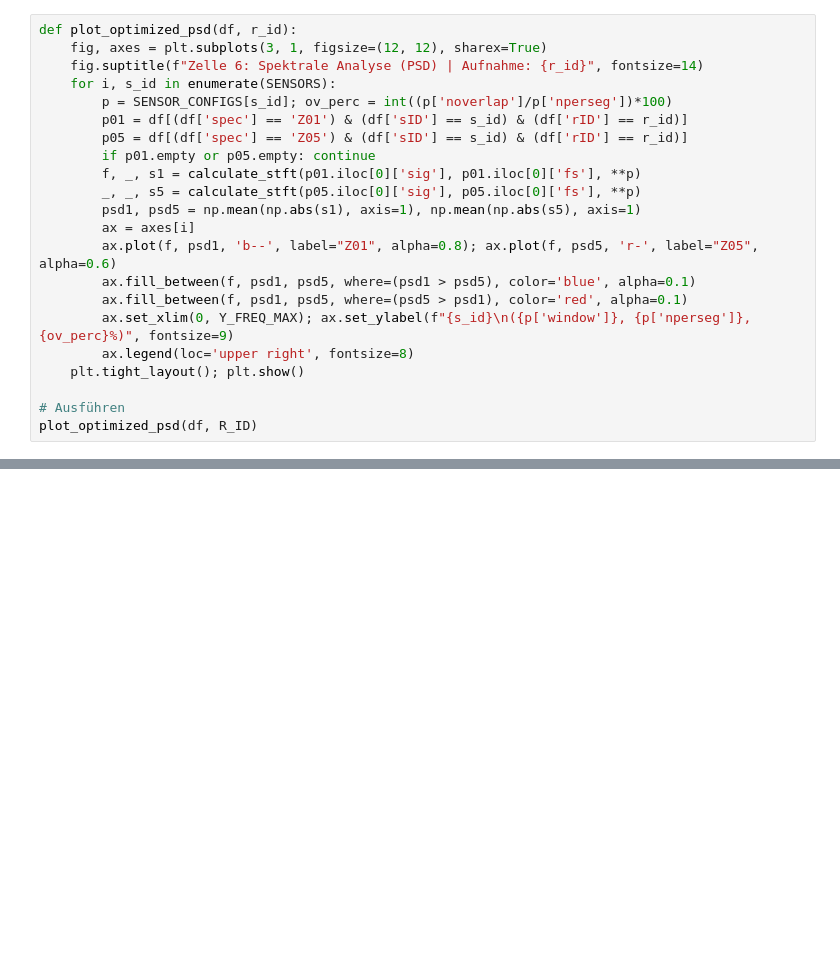
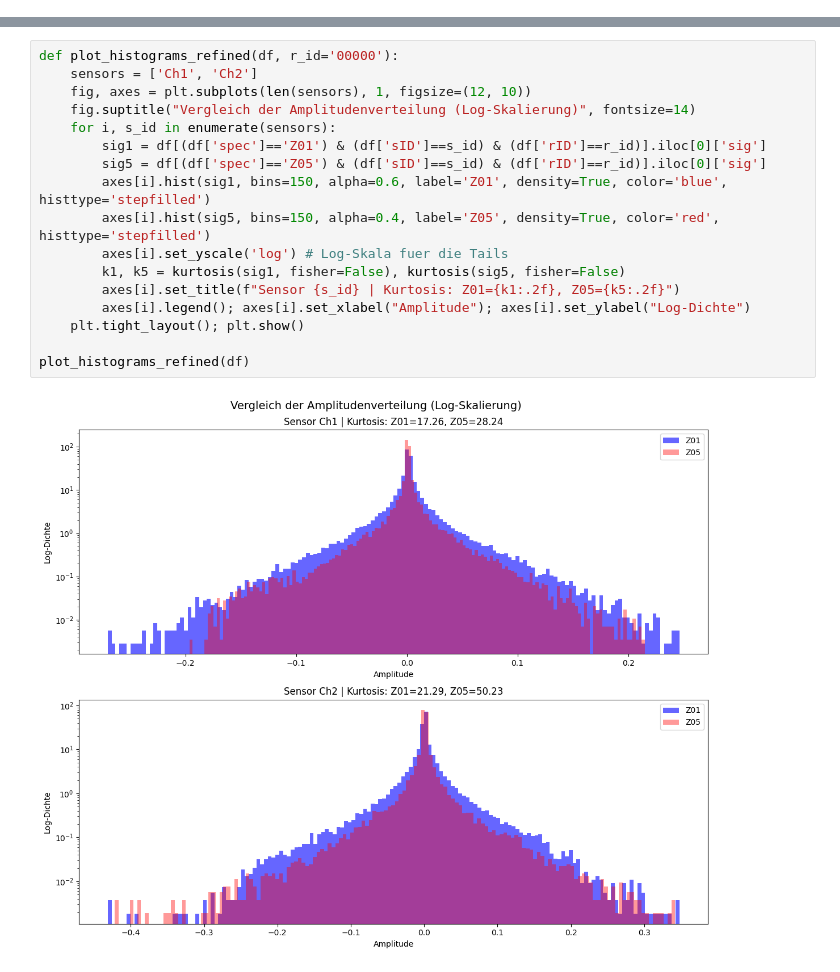
Before and after one commit to BGielczynski/AI_diagnostics, a Jupyter notebook: Task_1/src/gear_analysis.ipynb, the cells around one changed output, grey strips where cells are left out. Drawn from its saved outputs; the diff is of its cells as text; blank space fills up the shorter version.

```diff
--- a/Task_1/src/gear_analysis.ipynb
+++ b/Task_1/src/gear_analysis.ipynb
@@ -149,22 +148,0 @@ Vergleich der durchschnittlichen Leistungsdichte (Power Spectral Density) über
-# %%
-def plot_optimized_psd(df, r_id):
-    fig, axes = plt.subplots(3, 1, figsize=(12, 12), sharex=True)
-    fig.suptitle(f"Zelle 6: Spektrale Analyse (PSD) | Aufnahme: {r_id}", fontsize=14)
-    for i, s_id in enumerate(SENSORS):
-        p = SENSOR_CONFIGS[s_id]; ov_perc = int((p['noverlap']/p['nperseg'])*100)
-        p01 = df[(df['spec'] == 'Z01') & (df['sID'] == s_id) & (df['rID'] == r_id)]
-        p05 = df[(df['spec'] == 'Z05') & (df['sID'] == s_id) & (df['rID'] == r_id)]
-        if p01.empty or p05.empty: continue
-        f, _, s1 = calculate_stft(p01.iloc[0]['sig'], p01.iloc[0]['fs'], **p)
-        _, _, s5 = calculate_stft(p05.iloc[0]['sig'], p05.iloc[0]['fs'], **p)
-        psd1, psd5 = np.mean(np.abs(s1), axis=1), np.mean(np.abs(s5), axis=1)
-        ax = axes[i]
-        ax.plot(f, psd1, 'b--', label="Z01", alpha=0.8); ax.plot(f, psd5, 'r-', label="Z05", alpha=0.6)
-        ax.fill_between(f, psd1, psd5, where=(psd1 > psd5), color='blue', alpha=0.1)
-        ax.fill_between(f, psd1, psd5, where=(psd5 > psd1), color='red', alpha=0.1)
-        ax.set_xlim(0, Y_FREQ_MAX); ax.set_ylabel(f"{s_id}\n({p['window']}, {p['nperseg']}, {ov_perc}%)", fontsize=9)
-        ax.legend(loc='upper right', fontsize=8)
-    plt.tight_layout(); plt.show()
-
-# Ausführen
-plot_optimized_psd(df, R_ID)
@@ -237,0 +157,19 @@ display(top2)
+# %%
+def plot_histograms_refined(df, r_id='00000'):
+    sensors = ['Ch1', 'Ch2']
+    fig, axes = plt.subplots(len(sensors), 1, figsize=(12, 10))
+    fig.suptitle("Vergleich der Amplitudenverteilung (Log-Skalierung)", fontsize=14)
+    for i, s_id in enumerate(sensors):
+        sig1 = df[(df['spec']=='Z01') & (df['sID']==s_id) & (df['rID']==r_id)].iloc[0]['sig']
+        sig5 = df[(df['spec']=='Z05') & (df['sID']==s_id) & (df['rID']==r_id)].iloc[0]['sig']
+        axes[i].hist(sig1, bins=150, alpha=0.6, label='Z01', density=True, color='blue', histtype='stepfilled')
+        axes[i].hist(sig5, bins=150, alpha=0.4, label='Z05', density=True, color='red', histtype='stepfilled')
+        axes[i].set_yscale('log') # Log-Skala fuer die Tails
+        k1, k5 = kurtosis(sig1, fisher=False), kurtosis(sig5, fisher=False)
+        axes[i].set_title(f"Sensor {s_id} | Kurtosis: Z01={k1:.2f}, Z05={k5:.2f}")
+        axes[i].legend(); axes[i].set_xlabel("Amplitude"); axes[i].set_ylabel("Log-Dichte")
+    plt.tight_layout(); plt.show()
+
+plot_histograms_refined(df)
+# %% [output]
+[figure, added]
```
Also changed, not shown: parts of 27 cells of this notebook.
